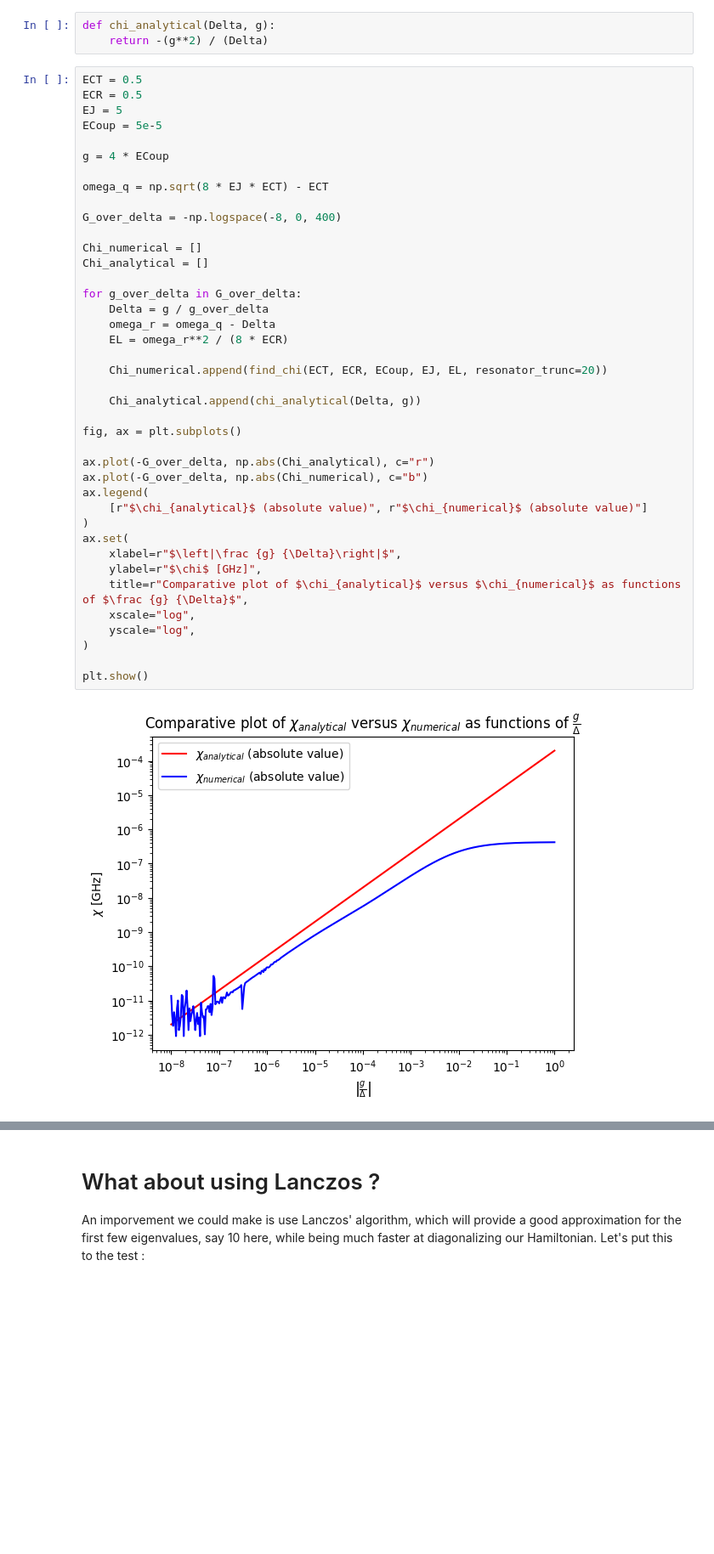
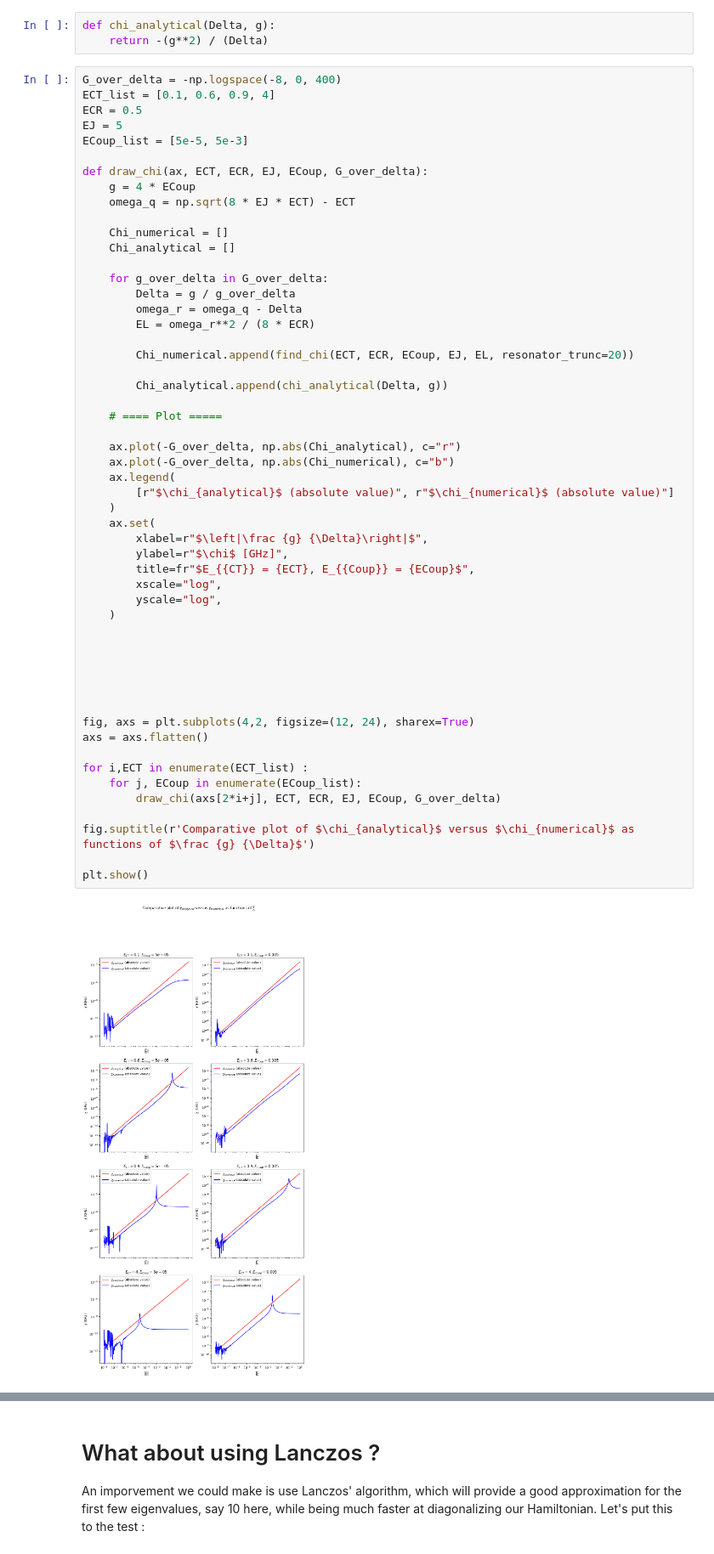
Before and after one commit to GabrielVandersippe/TR-informatique-quantique, a Jupyter notebook: find_chi_transmon_readout.ipynb, the cells around one changed output, grey strips where cells are left out. Shown at 85% size. Cells and saved outputs as stored; diff of their text form; blank space fills up the shorter version.

Commit message:
Added More comparative plots of chi

```diff
--- a/find_chi_transmon_readout.ipynb
+++ b/find_chi_transmon_readout.ipynb
@@ -119,45 +119,58 @@ Where :
 def chi_analytical(Delta, g):
     return -(g**2) / (Delta)
 # %%
-ECT = 0.5
+G_over_delta = -np.logspace(-8, 0, 400)
+ECT_list = [0.1, 0.6, 0.9, 4]
 ECR = 0.5
 EJ = 5
-ECoup = 5e-5
+ECoup_list = [5e-5, 5e-3]
 
-g = 4 * ECoup
+def draw_chi(ax, ECT, ECR, EJ, ECoup, G_over_delta):
+    g = 4 * ECoup
+    omega_q = np.sqrt(8 * EJ * ECT) - ECT
 
-omega_q = np.sqrt(8 * EJ * ECT) - ECT
+    Chi_numerical = []
+    Chi_analytical = []
 
-G_over_delta = -np.logspace(-8, 0, 400)
+    for g_over_delta in G_over_delta:
+        Delta = g / g_over_delta
+        omega_r = omega_q - Delta
+        EL = omega_r**2 / (8 * ECR)
 
-Chi_numerical = []
-Chi_analytical = []
+        Chi_numerical.append(find_chi(ECT, ECR, ECoup, EJ, EL, resonator_trunc=20))
 
-for g_over_delta in G_over_delta:
-    Delta = g / g_over_delta
-    omega_r = omega_q - Delta
-    EL = omega_r**2 / (8 * ECR)
+        Chi_analytical.append(chi_analytical(Delta, g))
 
-    Chi_numerical.append(find_chi(ECT, ECR, ECoup, EJ, EL, resonator_trunc=20))
+    # ==== Plot =====
 
-    Chi_analytical.append(chi_analytical(Delta, g))
+    ax.plot(-G_over_delta, np.abs(Chi_analytical), c="r")
+    ax.plot(-G_over_delta, np.abs(Chi_numerical), c="b")
+    ax.legend(
+        [r"$\chi_{analytical}$ (absolute value)", r"$\chi_{numerical}$ (absolute value)"]
+    )
+    ax.set(
+        xlabel=r"$\left|\frac {g} {\Delta}\right|$",
+        ylabel=r"$\chi$ [GHz]",
+        title=fr"$E_{{CT}} = {ECT}, E_{{Coup}} = {ECoup}$",
+        xscale="log",
+        yscale="log",
+    )
 
-fig, ax = plt.subplots()
 
-ax.plot(-G_over_delta, np.abs(Chi_analytical), c="r")
-ax.plot(-G_over_delta, np.abs(Chi_numerical), c="b")
-ax.legend(
-    [r"$\chi_{analytical}$ (absolute value)", r"$\chi_{numerical}$ (absolute value)"]
-)
-ax.set(
-    xlabel=r"$\left|\frac {g} {\Delta}\right|$",
-    ylabel=r"$\chi$ [GHz]",
-    title=r"Comparative plot of $\chi_{analytical}$ versus $\chi_{numerical}$ as functions of $\frac {g} {\Delta}$",
-    xscale="log",
-    yscale="log",
-)
+
+
+
+
+fig, axs = plt.subplots(4,2, figsize=(12, 24), sharex=True)
+axs = axs.flatten()
+
+for i,ECT in enumerate(ECT_list) :
+    for j, ECoup in enumerate(ECoup_list):
+        draw_chi(axs[2*i+j], ECT, ECR, EJ, ECoup, G_over_delta)
+
+fig.suptitle(r'Comparative plot of $\chi_{analytical}$ versus $\chi_{numerical}$ as functions of $\frac {g} {\Delta}$')
 
 plt.show()
 # %% [output]
-[figure, old version]
+[figure, new version]
 # %%
```
Also changed, not shown: parts of 3 cells of this notebook, 1 other file.
